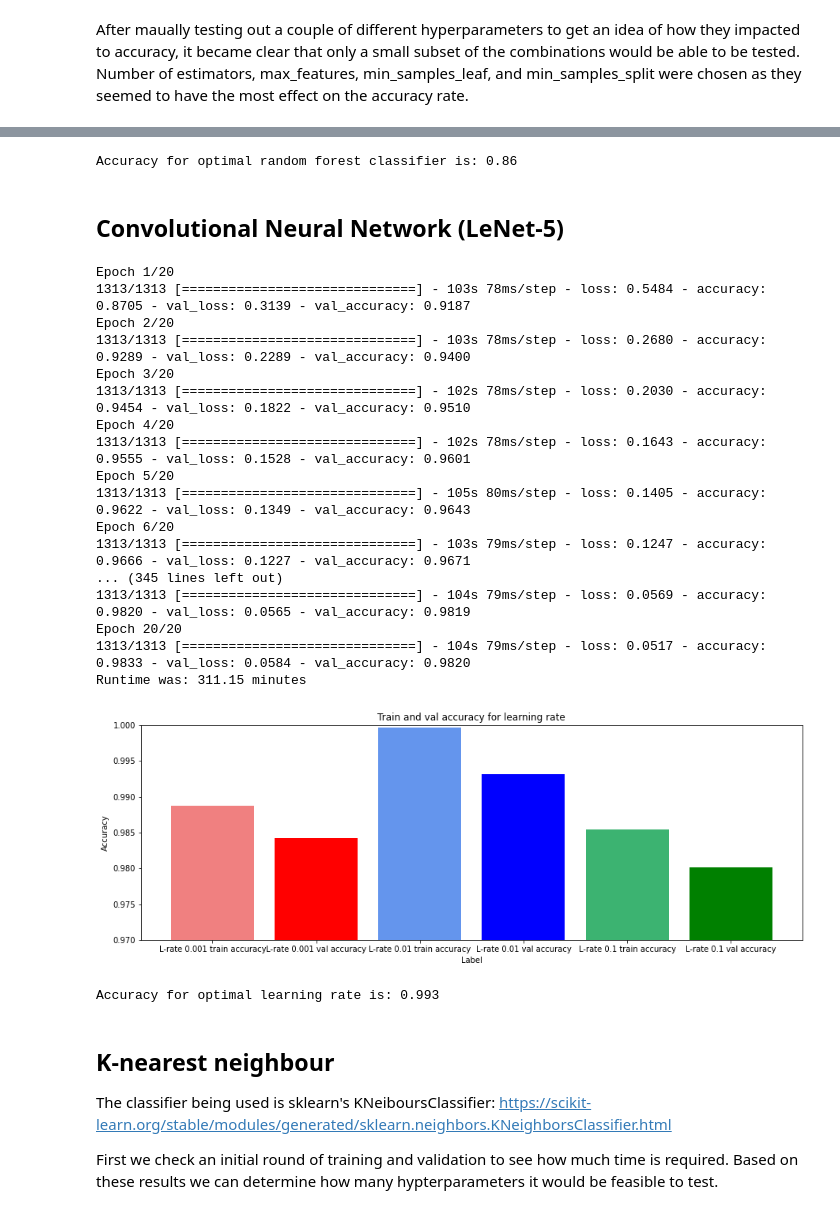
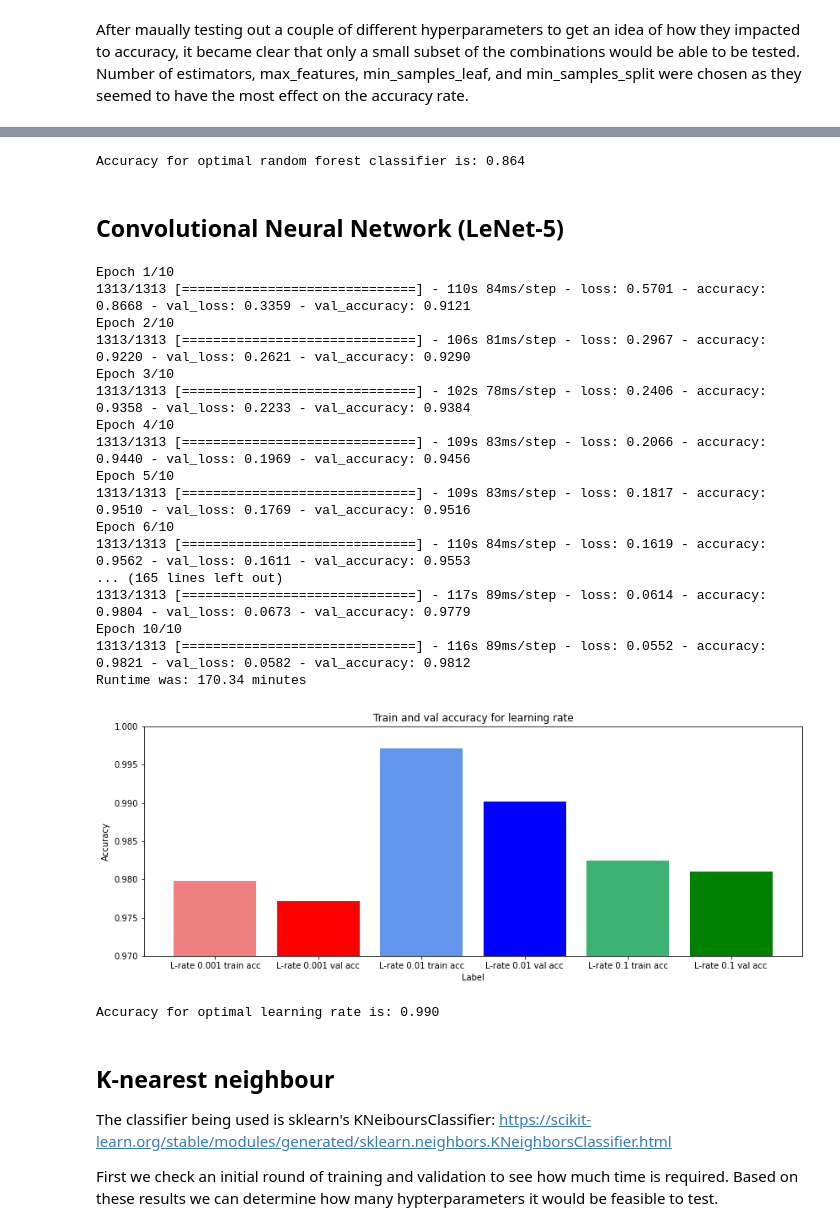
Before and after one commit to JohannaJo/INF264-project-3, a Jupyter notebook: Project 3.ipynb, the cells around one changed output, grey strips where cells are left out. Saved outputs shown, nothing was run; the diff lists cells and outputs as text; code cells hidden in the pictures.

```diff
--- a/Project 3.ipynb
+++ b/Project 3.ipynb
@@ -109,6 +113,9 @@ X_train_val, X_test, y_train_val, y_test = train_test_split(image_data, label_da
 X_train, X_val, y_train, y_val = train_test_split(X_train_val, y_train_val, test_size=0.2, shuffle=True, random_state=seed)
 # %%
 def reshape_3d_to_2d(data_3d):
+    '''
+    Reshape 3-dimensional data to 2-dimensional data, by combining the last two dimensions to a multiple of the two.
+    '''
     number_of_samples, x_dim, y_dim = data_3d.shape
     dataset_2d = data_3d.reshape((number_of_samples,x_dim*y_dim))
     return dataset_2d
@@ -213,12 +222,12 @@ After maually testing out a couple of different hyperparameters to get an idea o
 # %%
 n_estimators = range(50, 400, 50)
 max_features = ['auto', 'sqrt']
-#max_depth = range(10, 31, 5)
+impurity_measures = ['gini', 'entropy']
 min_samples_split = [2, 5, 10]
 min_samples_leaf = [1, 2, 4]
 random_grid = {'n_estimators': n_estimators,
+               'criterion' : impurity_measures,
                'max_features': max_features,
-              # 'max_depth': max_depth,
                'min_samples_split': min_samples_split,
                'min_samples_leaf': min_samples_leaf}
 pprint(random_grid)
@@ -234,8 +242,7 @@ Hl
 # %%
-print("Started")
-rf = RandomForestClassifier(max_depth = 30)
+rf = RandomForestClassifier(max_depth = 10)
 start = timeit.default_timer()
-rf_random = RandomizedSearchCV(estimator = rf, param_distributions = random_grid, n_iter = 100, cv = 3, verbose=2, random_state=123, n_jobs = -1, return_train_score=True)
+rf_random = RandomizedSearchCV(estimator = rf, param_distributions = random_grid, n_iter = 50, cv = 3, verbose=2, random_state=seed, n_jobs = -1, return_train_score=True)
 rf_random.fit(X_train_val_2d, y_train_val)
 stop = timeit.default_timer()
 runtime = ((stop-start) / 60.0)
@@ -260,9 +266,9 @@ The best hyperparameter values found are:
 # %%
 rf_clf = RandomForestClassifier(n_estimators =  300, max_depth = 30, min_samples_split = 2, min_samples_leaf = 1, max_features = 'auto')
 score = np.mean(cross_val_score(dTree_clf, X_train_val_2d, y_train_val, cv=3))
-print("Accuracy for optimal random forest classifier is: %.2f" %score)
+print("Accuracy for optimal random forest classifier is: %.3f" %score)
 # %% [output]
-Accuracy for optimal random forest classifier is: 0.86
+Accuracy for optimal random forest classifier is: 0.864
 # %% [markdown]
 ## Convolutional Neural Network (LeNet-5)
 # %%
@@ -304,7 +310,7 @@ def leNet_5_setup(activation_function, learning_rate):
 
     return leNet_model
 # %%
-epochs = 20
+epochs = 10
 batch_size = 32
 learning_rates = [0.001, 0.01, 0.1]
 accuracies_dict = {}
@@ -330,40 +336,40 @@ stop = timeit.default_timer()
 runtime = ((stop-start) / 60.0)
 print("Runtime was: %.2f" %runtime, "minutes")
 # %% [output]
-Epoch 1/20
-1313/1313 [==============================] - 103s 78ms/step - loss: 0.5484 - accuracy: 0.8705 - val_loss: 0.3139 - val_accuracy: 0.9187
-Epoch 2/20
-1313/1313 [==============================] - 103s 78ms/step - loss: 0.2680 - accuracy: 0.9289 - val_loss: 0.2289 - val_accuracy: 0.9400
-Epoch 3/20
-1313/1313 [==============================] - 102s 78ms/step - loss: 0.2030 - accuracy: 0.9454 - val_loss: 0.1822 - val_accuracy: 0.9510
-Epoch 4/20
-1313/1313 [==============================] - 102s 78ms/step - loss: 0.1643 - accuracy: 0.9555 - val_loss: 0.1528 - val_accuracy: 0.9601
-Epoch 5/20
-1313/1313 [==============================] - 105s 80ms/step - loss: 0.1405 - accuracy: 0.9622 - val_loss: 0.1349 - val_accuracy: 0.9643
-Epoch 6/20
-1313/1313 [==============================] - 103s 79ms/step - loss: 0.1247 - accuracy: 0.9666 - val_loss: 0.1227 - val_accuracy: 0.9671
-... (345 lines left out)
-1313/1313 [==============================] - 104s 79ms/step - loss: 0.0569 - accuracy: 0.9820 - val_loss: 0.0565 - val_accuracy: 0.9819
-Epoch 20/20
-1313/1313 [==============================] - 104s 79ms/step - loss: 0.0517 - accuracy: 0.9833 - val_loss: 0.0584 - val_accuracy: 0.9820
-Runtime was: 311.15 minutes
+Epoch 1/10
+1313/1313 [==============================] - 110s 84ms/step - loss: 0.5701 - accuracy: 0.8668 - val_loss: 0.3359 - val_accuracy: 0.9121
+Epoch 2/10
+1313/1313 [==============================] - 106s 81ms/step - loss: 0.2967 - accuracy: 0.9220 - val_loss: 0.2621 - val_accuracy: 0.9290
+Epoch 3/10
+1313/1313 [==============================] - 102s 78ms/step - loss: 0.2406 - accuracy: 0.9358 - val_loss: 0.2233 - val_accuracy: 0.9384
+Epoch 4/10
+1313/1313 [==============================] - 109s 83ms/step - loss: 0.2066 - accuracy: 0.9440 - val_loss: 0.1969 - val_accuracy: 0.9456
+Epoch 5/10
+1313/1313 [==============================] - 109s 83ms/step - loss: 0.1817 - accuracy: 0.9510 - val_loss: 0.1769 - val_accuracy: 0.9516
+Epoch 6/10
+1313/1313 [==============================] - 110s 84ms/step - loss: 0.1619 - accuracy: 0.9562 - val_loss: 0.1611 - val_accuracy: 0.9553
+... (165 lines left out)
+1313/1313 [==============================] - 117s 89ms/step - loss: 0.0614 - accuracy: 0.9804 - val_loss: 0.0673 - val_accuracy: 0.9779
+Epoch 10/10
+1313/1313 [==============================] - 116s 89ms/step - loss: 0.0552 - accuracy: 0.9821 - val_loss: 0.0582 - val_accuracy: 0.9812
+Runtime was: 170.34 minutes
 # %%
 # Histogram
 lr_names = list(accuracies_dict.keys())
 lr_values = list(accuracies_dict.values())
-fig = plt.figure(figsize=(15,5))
+fig = plt.figure(figsize=(14,5))
 plt.ylim(bottom=0.97, top = 1)
-plt.bar(lr_names, lr_values, color=['lightcoral', 'red', 'cornflowerblue', 'blue', 'mediumseagreen', 'green'])
+plt.bar(lr_names, lr_values, width = 0.8, color=['lightcoral', 'red', 'cornflowerblue', 'blue', 'mediumseagreen', 'green'])
 #plt.xticks(np.arange(0, 10))
 plt.ylabel('Accuracy')
 plt.xlabel('Label')
 plt.title("Train and val accuracy for learning rate");
 # %% [output]
-[figure, old version]
+[figure, new version]
 # %%
-print("Accuracy for optimal learning rate is: %.3f" %accuracies_dict['L-rate 0.01 val accuracy'])
+print("Accuracy for optimal learning rate is: %.3f" %accuracies_dict['L-rate 0.01 val acc'])
 # %% [output]
-Accuracy for optimal learning rate is: 0.993
+Accuracy for optimal learning rate is: 0.990
 # %% [markdown]
 ## K-nearest neighbour
 The classifier being used is sklearn's KNeiboursClassifier: https://scikit-learn.org/stable/modules/generated/sklearn.neighbors.KNeighborsClassifier.html
```
Also changed, not shown: parts of 23 cells of this notebook.
